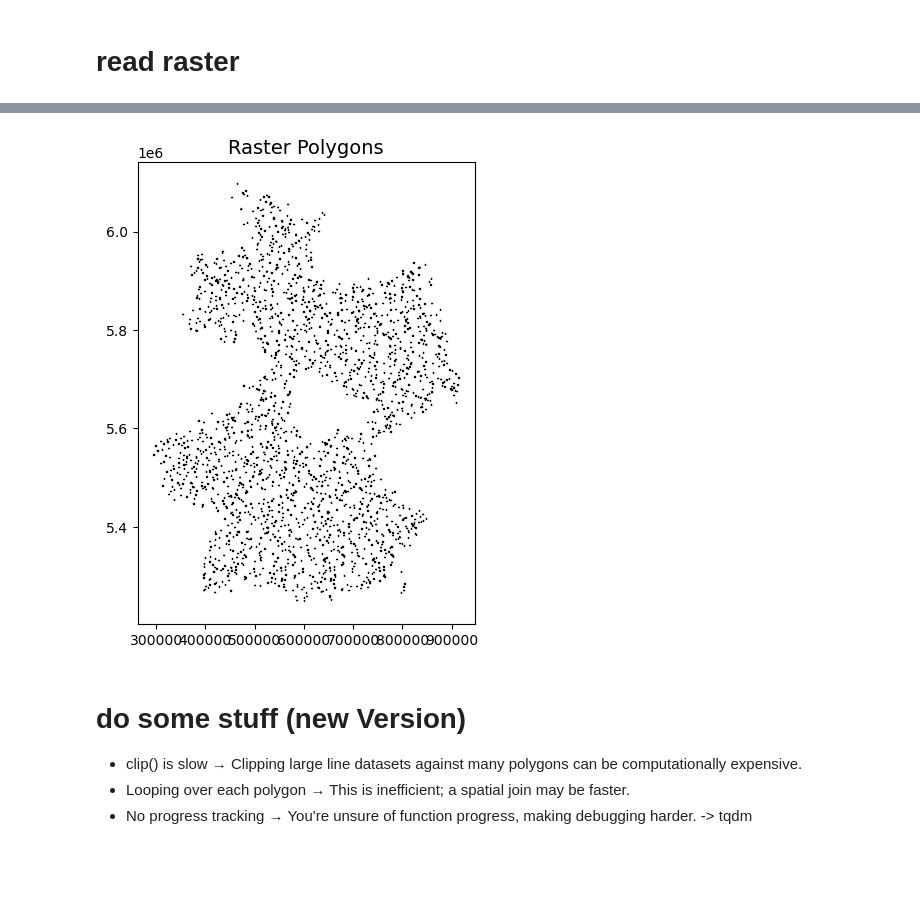
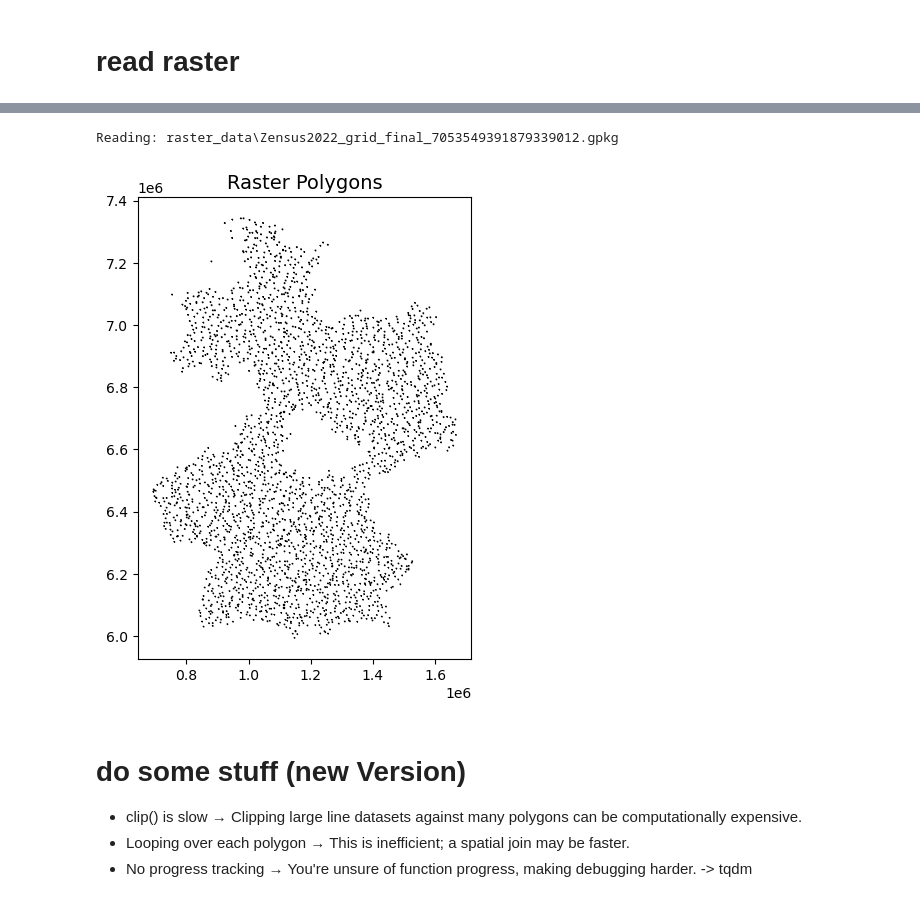
Before and after one commit to radverkehr/osm_history_analysis, a Jupyter notebook: 2_analyse_data_germany_statitics.ipynb, the cells around one changed output, grey strips where cells are left out. Saved outputs shown, nothing was run; the diff lists cells and outputs as text; code cells hidden in the pictures; blank space fills up the shorter version.

```diff
--- a/2_analyse_data_germany_statitics.ipynb
+++ b/2_analyse_data_germany_statitics.ipynb
@@ -150,18 +204,58 @@ raster = gpd.read_file(r"DE_Grid_ETRS89-UTM32_1km.gpkg\DE_Grid_ETRS89-UTM32_1km.
+# %%
+import os
+import geopandas as gpd
+
+def find_and_read_gpkg(directory, mask=None):
+    # Ensure the directory exists
+    if not os.path.exists(directory):
+        print(f"Directory '{directory}' does not exist.")
+        return None
+
+    # List all .gpkg files in the directory
+    gpkg_files = [f for f in os.listdir(directory) if f.endswith(".gpkg")]
+
+    if not gpkg_files:
+        print("No .gpkg files found in the directory.")
+        return None
+
+    # Select the first .gpkg file (or modify this to choose a specific one)
+    gpkg_file = os.path.join(directory, gpkg_files[0])
+    print(f"Reading: {gpkg_file}")
+
+    # Load the .gpkg file into a GeoDataFrame
+    try:
+        gdf = gpd.read_file(gpkg_file, mask=mask)
+        return gdf
+    except Exception as e:
+        print(f"Error reading {gpkg_file}: {e}")
+        return None
+
+# Example usage
+target_folder = r'raster_data'  # Ensure this is the correct folder path
+raster_gdf = find_and_read_gpkg(target_folder, mask=bland_fil.to_crs(3857))
+
+
+
+# Dieses Werk ist lizensiert unter der Datenlizenz Deutschland - Namensnennung - Version 2.0
+# © Statistische Ämter des Bundes und der Länder, 2024
+# Gittergeometrien: © GeoBasis-DE / BKG (2024)
+# %% [output]
+Reading: raster_data\Zensus2022_grid_final_7053549391879339012.gpkg
 # %%
 
 # Plot raster polygons with black edges
-ax = raster[::100].plot(
+ax = raster_gdf[::100].plot(
     edgecolor="black",  # Set polygon borders to black
     facecolor="lightgray",  # Set fill color (adjust as needed)
     linewidth=1,  # Set border thickness
     figsize=(10, 6)  # Adjust figure size
 )
 
 # Add a title
 plt.title("Raster Polygons", fontsize=14)
 
 # Show plot
 plt.show()
 # %% [output]
-[figure, old version]
+[figure, new version]
 # %%
```
Also changed, not shown: parts of 72 cells of this notebook.
